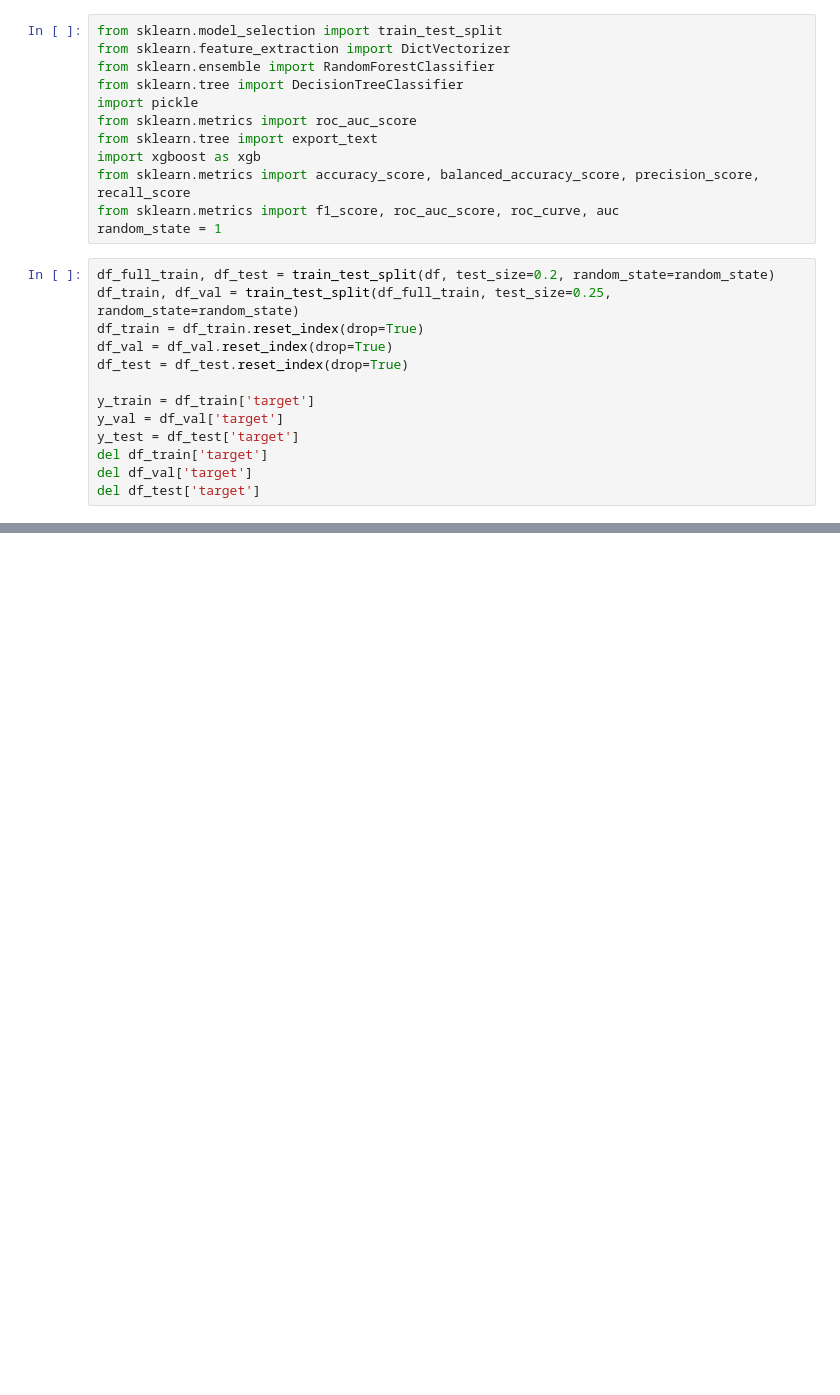
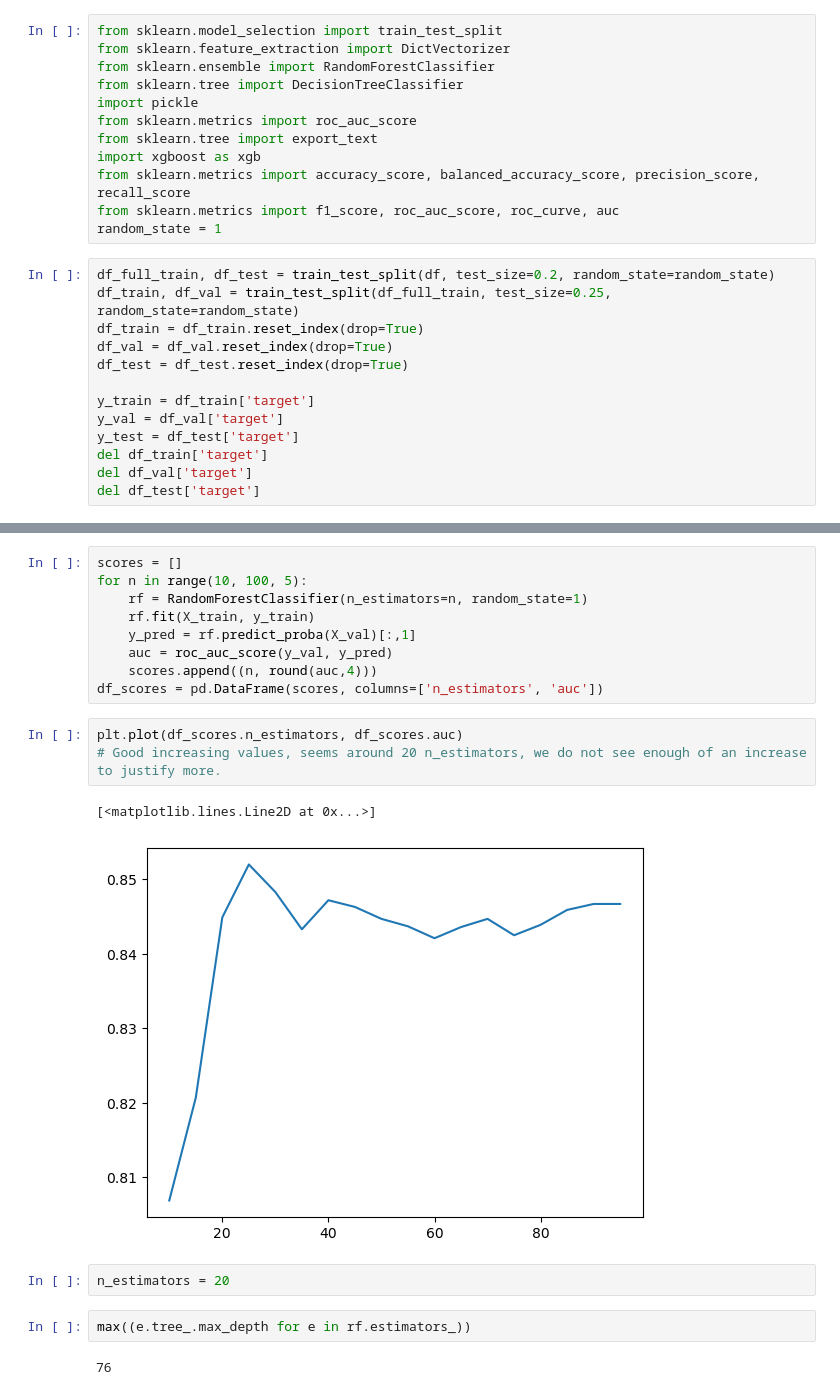
Before and after one commit to partapparam/loveThisSongModel, a Jupyter notebook: notebook.ipynb, the cells around one changed output, grey strips where cells are left out. Drawn from its saved outputs; the diff is of its cells as text; blank space fills up the shorter version.

```diff
--- a/notebook.ipynb
+++ b/notebook.ipynb
@@ -262,0 +418,21 @@ df_train['target']
+# %%
+scores = []
+for n in range(10, 100, 5):
+    rf = RandomForestClassifier(n_estimators=n, random_state=1)
+    rf.fit(X_train, y_train)
+    y_pred = rf.predict_proba(X_val)[:,1]
+    auc = roc_auc_score(y_val, y_pred)
+    scores.append((n, round(auc,4)))
+df_scores = pd.DataFrame(scores, columns=['n_estimators', 'auc'])
+# %%
+plt.plot(df_scores.n_estimators, df_scores.auc)
+# Good increasing values, seems around 20 n_estimators, we do not see enough of an increase to justify more.
+# %% [output]
+[<matplotlib.lines.Line2D at 0x...>]
+[figure, added]
+# %%
+n_estimators = 20
+# %%
+max((e.tree_.max_depth for e in rf.estimators_))
+# %% [output]
+76
```
Also changed, not shown: parts of 58 cells of this notebook.
